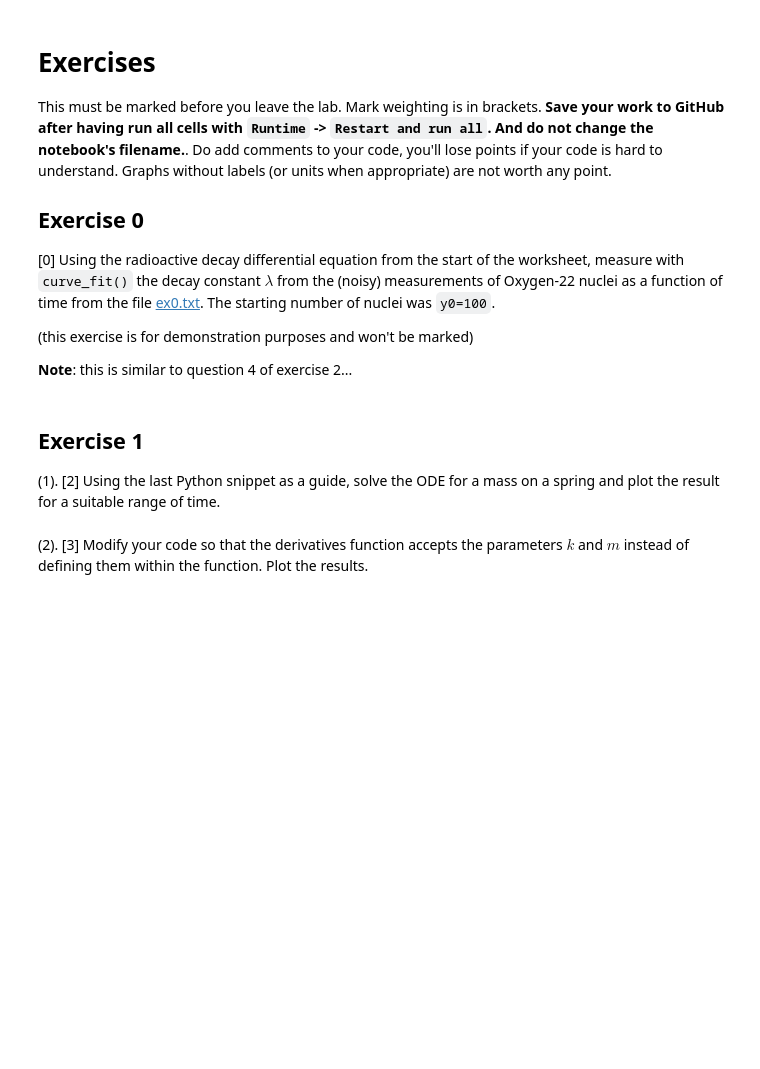
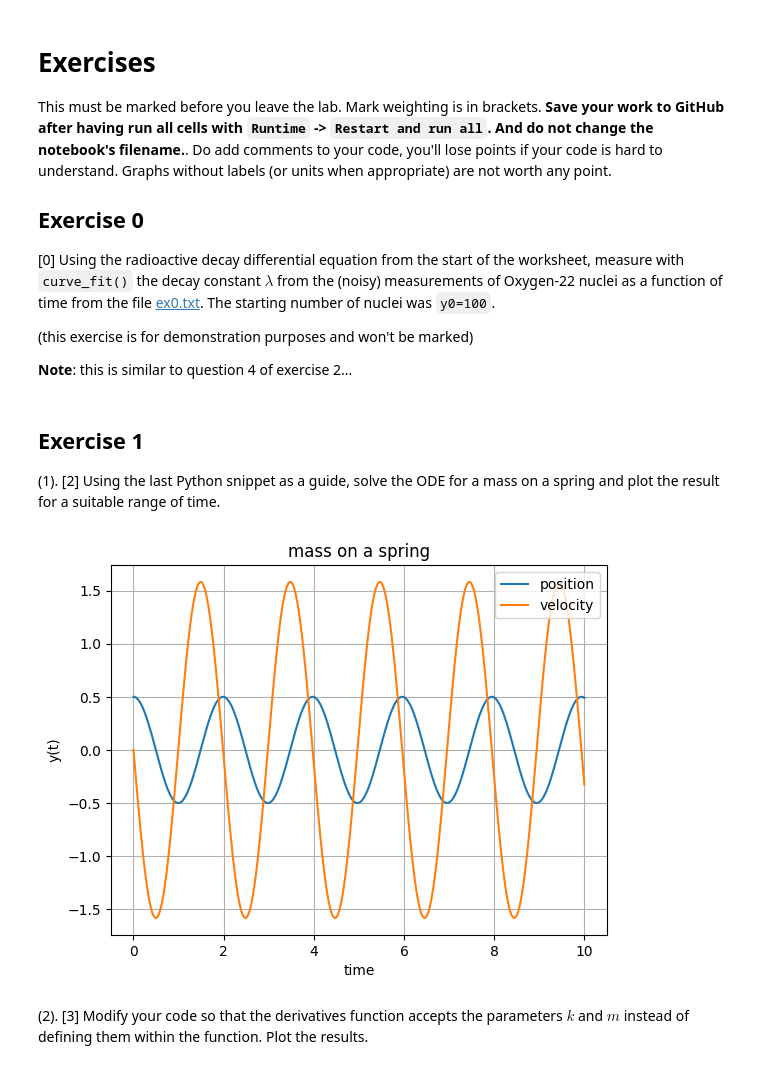
Before and after one commit to PX2145-2025/week-8-b-omarnemary2005-commits, a Jupyter notebook: ODEs.ipynb, the cells around one changed output. Drawn from its saved outputs; the diff is of its cells as text; code cells hidden in the pictures; blank space fills up the shorter version.

```diff
--- a/ODEs.ipynb
+++ b/ODEs.ipynb
@@ -188,5 +188,40 @@ This must be marked before you leave the lab. Mark weighting is in brackets. **S
 ## Exercise 1
 
  (1). [2] Using the last Python snippet as a guide, solve the ODE for a mass on a spring and plot the result for a suitable range of time.
+# %%
+def mass_spring(y, t): # return derivatives of the array y
+    #define parameters
+    pos = y[0] # position
+    vel = y[1] # velocity
+    k = 10.0   # spring constant
+    m = 1.0    # mass
+
+    # first derivative: dy/dt = velocity
+    dposdt = vel
+    # second derivative dy'/dt = accelaration
+    dveldt = -(k/m)*pos
+
+    return [dposdt, dveldt]
+
+#time array
+t=np.linspace(0,10,1000)
+
+# initial conditions position=0.5 velocity=0
+y0=[0.5,0]
+
+
+
+solution = odeint(mass_spring,y0,t)
+
+# plot solutions
+plt.plot(t,solution[:,0],label='position')
+plt.plot(t,solution[:,1],label='velocity')
+plt.xlabel('time')
+plt.ylabel('y(t)')
+plt.title('mass on a spring')
+plt.legend()
+plt.grid()
+# %% [output]
+[figure, added]
 # %% [markdown]
  (2). [3] Modify your code so that the derivatives function accepts the parameters $k$ and $m$ instead of defining them within the function. Plot the results.
```
Also changed, not shown: parts of 3 cells of this notebook.
